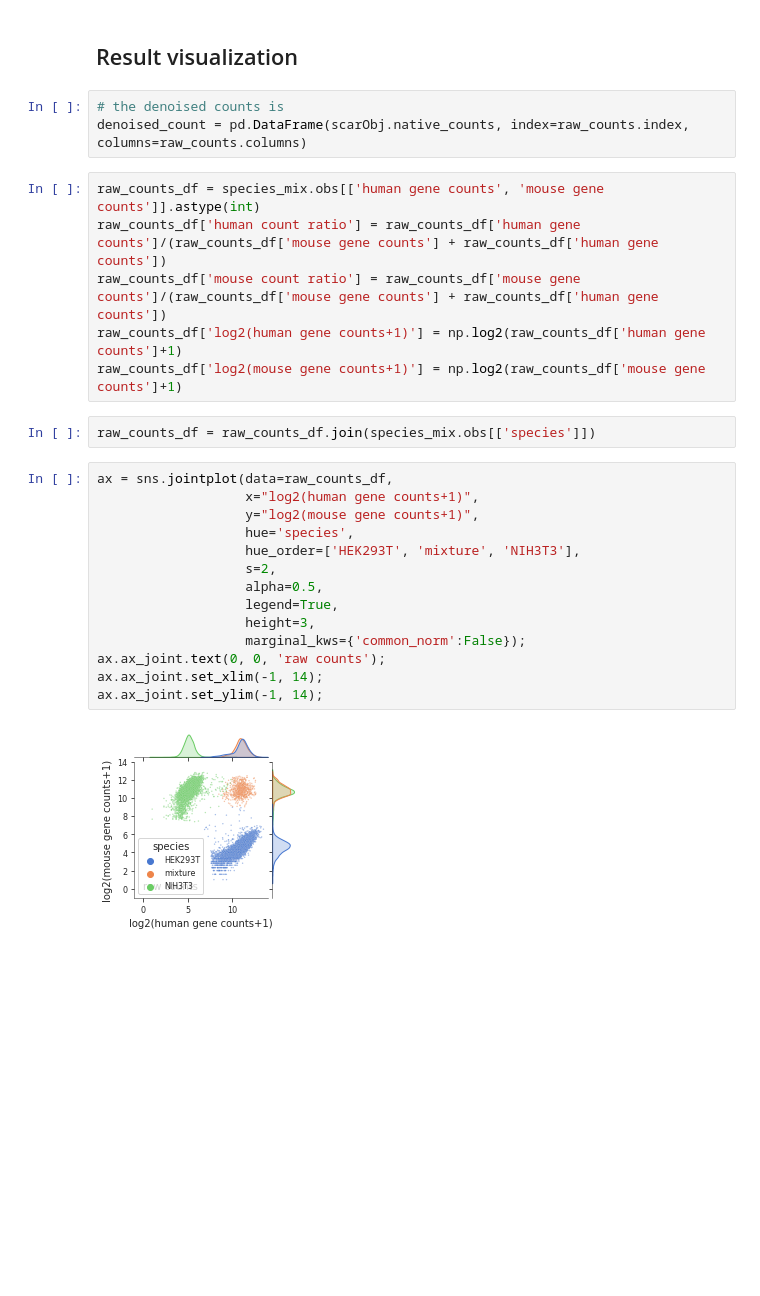
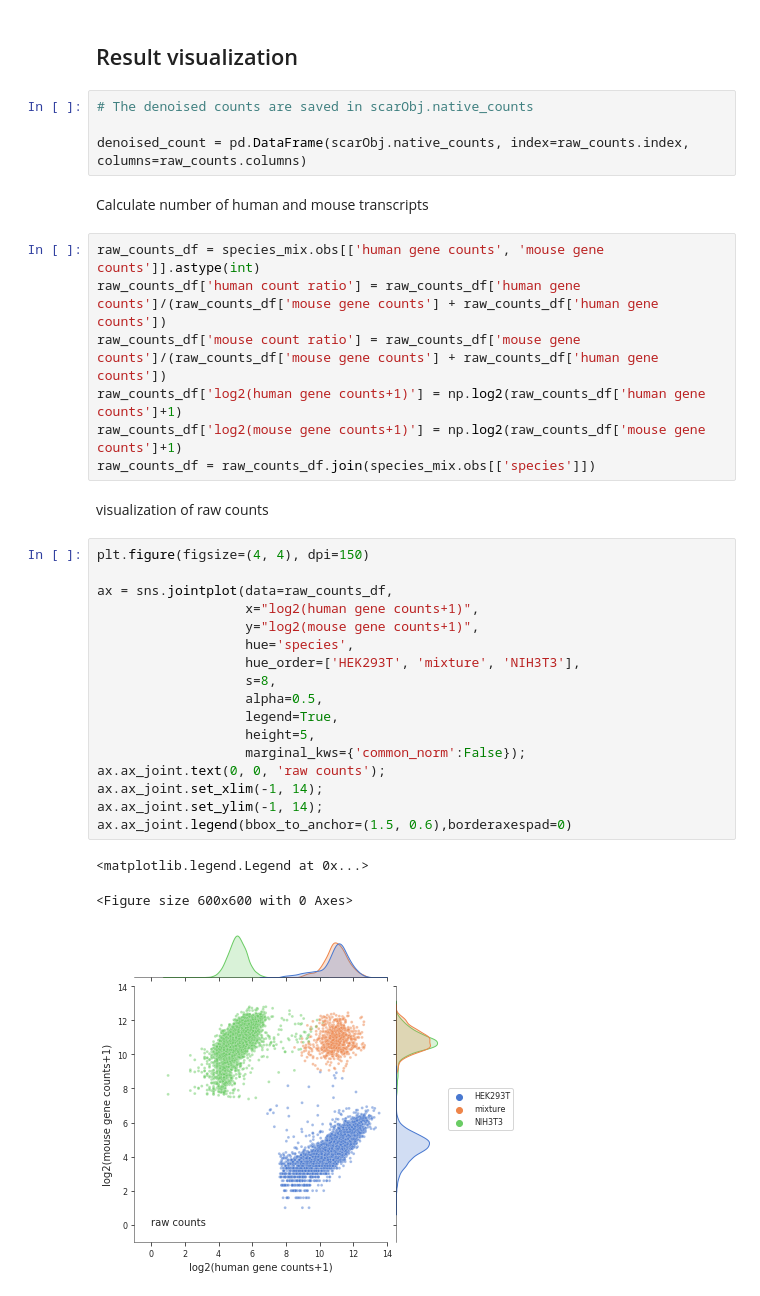
Before and after one commit to CaibinSh/scAR-reproducibility, a Jupyter notebook: reproducibility/scAR_tutorial_mRNA_denoising.ipynb, the cells around one changed output. Cells and saved outputs as stored; diff of their text form; blank space fills up the shorter version.

```diff
--- a/reproducibility/scAR_tutorial_mRNA_denoising.ipynb
+++ b/reproducibility/scAR_tutorial_mRNA_denoising.ipynb
@@ -152,29 +132,38 @@ scarObj.inference()  # by defaut, batch_size=None, set a batch_size if getting G
 # %% [markdown]
 ## Result visualization
 # %%
-# the denoised counts is
+# The denoised counts are saved in scarObj.native_counts
+
 denoised_count = pd.DataFrame(scarObj.native_counts, index=raw_counts.index, columns=raw_counts.columns)
+# %% [markdown]
+Calculate number of human and mouse transcripts
 # %%
 raw_counts_df = species_mix.obs[['human gene counts', 'mouse gene counts']].astype(int)
 raw_counts_df['human count ratio'] = raw_counts_df['human gene counts']/(raw_counts_df['mouse gene counts'] + raw_counts_df['human gene counts'])
 raw_counts_df['mouse count ratio'] = raw_counts_df['mouse gene counts']/(raw_counts_df['mouse gene counts'] + raw_counts_df['human gene counts'])
 raw_counts_df['log2(human gene counts+1)'] = np.log2(raw_counts_df['human gene counts']+1)
 raw_counts_df['log2(mouse gene counts+1)'] = np.log2(raw_counts_df['mouse gene counts']+1)
+raw_counts_df = raw_counts_df.join(species_mix.obs[['species']])
-# %%
-raw_counts_df = raw_counts_df.join(species_mix.obs[['species']])
+# %% [markdown]
+visualization of raw counts
 # %%
+plt.figure(figsize=(4, 4), dpi=150)
+
 ax = sns.jointplot(data=raw_counts_df,
                    x="log2(human gene counts+1)",
                    y="log2(mouse gene counts+1)",
                    hue='species',
                    hue_order=['HEK293T', 'mixture', 'NIH3T3'],
-                   s=2,
+                   s=8,
                    alpha=0.5,
                    legend=True,
-                   height=3,
+                   height=5,
                    marginal_kws={'common_norm':False});
 ax.ax_joint.text(0, 0, 'raw counts');
 ax.ax_joint.set_xlim(-1, 14);
 ax.ax_joint.set_ylim(-1, 14);
+ax.ax_joint.legend(bbox_to_anchor=(1.5, 0.6),borderaxespad=0)
 # %% [output]
+<matplotlib.legend.Legend at 0x...>
+<Figure size 600x600 with 0 Axes>
-[figure, old version]
+[figure, new version]
```
Also changed, not shown: parts of 20 cells of this notebook.
